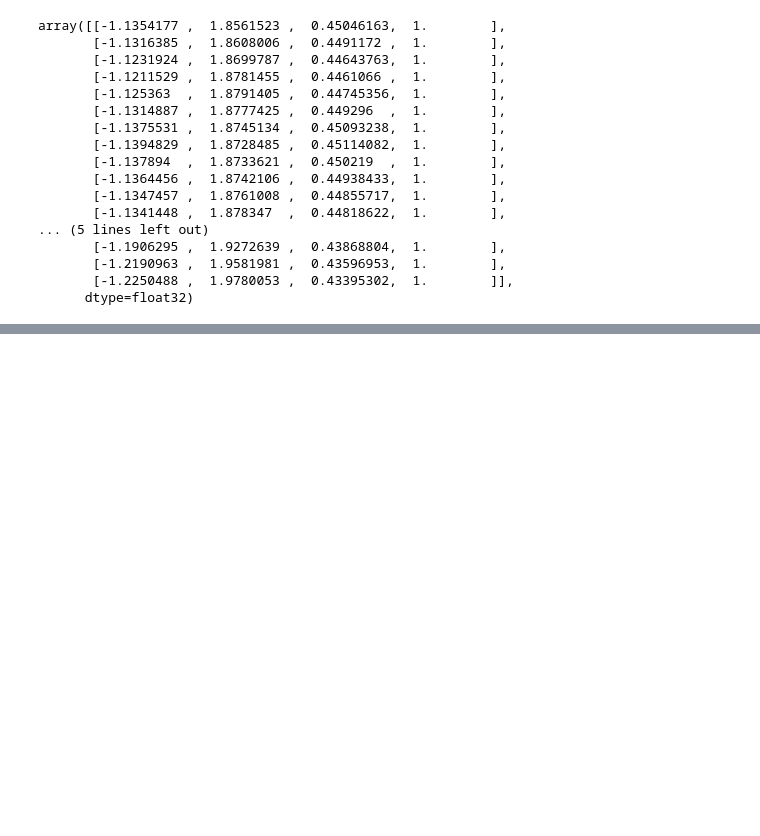
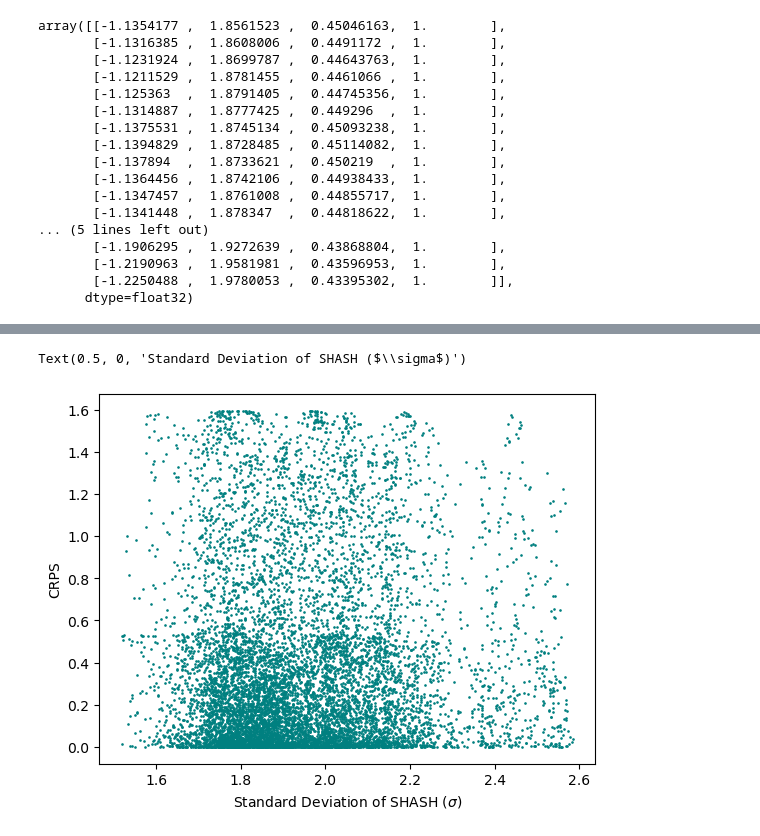
Before and after one commit to Jolan-vP/E3SM, a Jupyter notebook: analysis_006.ipynb, the cells around one changed output, grey strips where cells are left out. Drawn from its saved outputs; the diff is of its cells as text; code cells hidden in the pictures; blank space fills up the shorter version.

```diff
--- a/analysis_006.ipynb
+++ b/analysis_006.ipynb
@@ -396,0 +450,10 @@ crps_base = custom_metrics.compute_crps(
+# %%
+# Accuracy VS Confidence Plot
+
+plt.figure()
+plt.scatter(output[:,1], CRPS , s = 0.8, color = 'teal') # CRPS (accuracy) vs. Standard Deviation (confidence)
+plt.ylabel("CRPS")
+plt.xlabel(r"Standard Deviation of SHASH ($\sigma$)")
+# %% [output]
+Text(0.5, 0, 'Standard Deviation of SHASH ($\\sigma$)')
+[figure, added]
```
Also changed, not shown: parts of 15 cells of this notebook, 1 other file.
